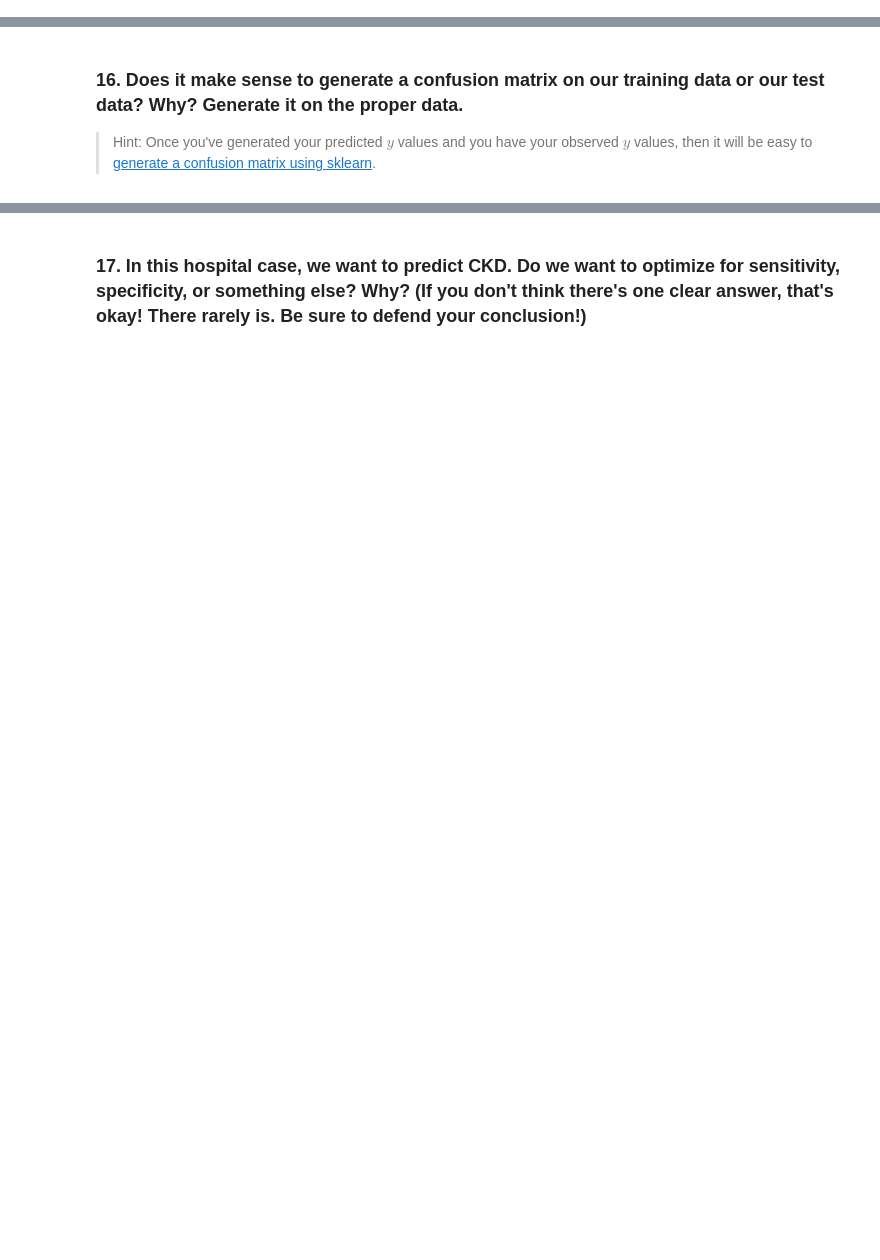
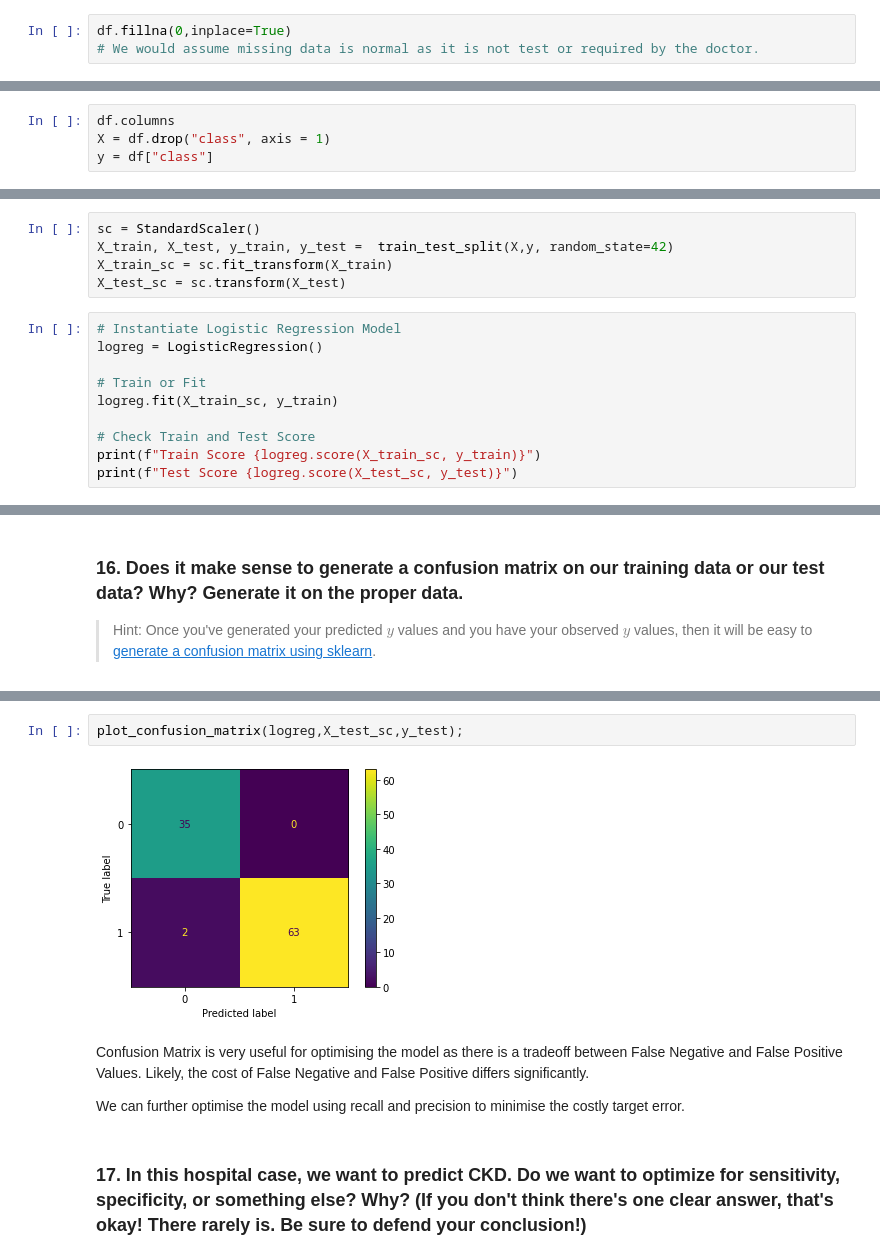
Before and after one commit to Tatadektep/Classfication_Evaluation_Lab, a Jupyter notebook: starter-code.ipynb, the cells around one changed output, grey strips where cells are left out. Drawn from its saved outputs; the diff is of its cells as text; blank space fills up the shorter version.

```diff
--- a/starter-code.ipynb
+++ b/starter-code.ipynb
@@ -98,0 +234,3 @@ Answer:
+# %%
+df.fillna(0,inplace=True)
+# We would assume missing data is normal as it is not test or required by the doctor.
@@ -98,0 +241,4 @@ Answer:
+# %%
+df.columns
+X = df.drop("class", axis = 1)
+y = df["class"]
@@ -98,0 +249,15 @@ Answer:
+# %%
+sc = StandardScaler()
+X_train, X_test, y_train, y_test =  train_test_split(X,y, random_state=42)
+X_train_sc = sc.fit_transform(X_train)
+X_test_sc = sc.transform(X_test)
+# %%
+# Instantiate Logistic Regression Model
+logreg = LogisticRegression()
+
+# Train or Fit
+logreg.fit(X_train_sc, y_train)
+
+# Check Train and Test Score
+print(f"Train Score {logreg.score(X_train_sc, y_train)}")
+print(f"Test Score {logreg.score(X_test_sc, y_test)}")
@@ -115,2 +325,10 @@ Answer:
+# %%
+plot_confusion_matrix(logreg,X_test_sc,y_test);
+# %% [output]
+[figure, added]
+# %% [markdown]
+Confusion Matrix is very useful for optimising the model as there is a tradeoff between False Negative and False Positive Values. Likely, the cost of False Negative and False Positive differs significantly.
+
+We can further optimise the model using recall and precision to minimise the costly target error.
 # %% [markdown]
 ### 17. In this hospital case, we want to predict CKD. Do we want to optimize for sensitivity, specificity, or something else? Why? (If you don't think there's one clear answer, that's okay! There rarely is. Be sure to defend your conclusion!)
```
Also changed, not shown: parts of 70 cells of this notebook.
